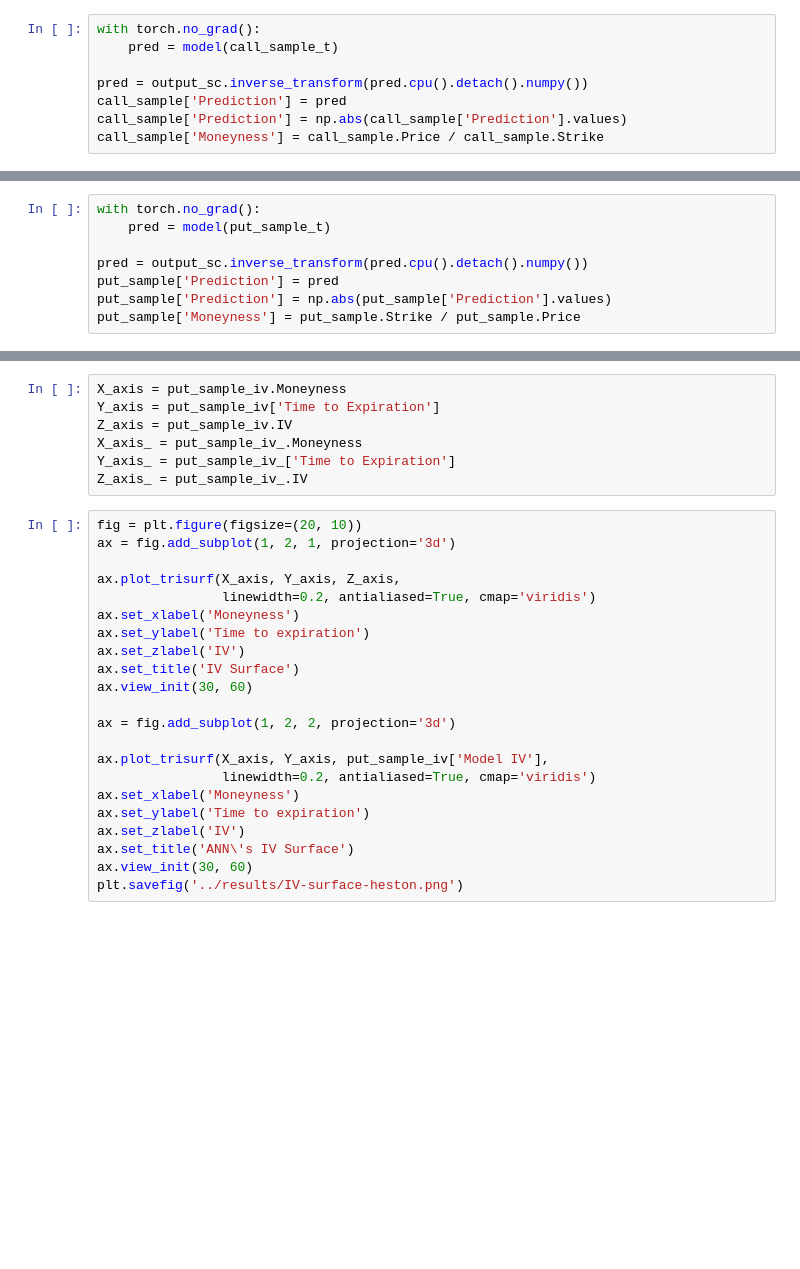
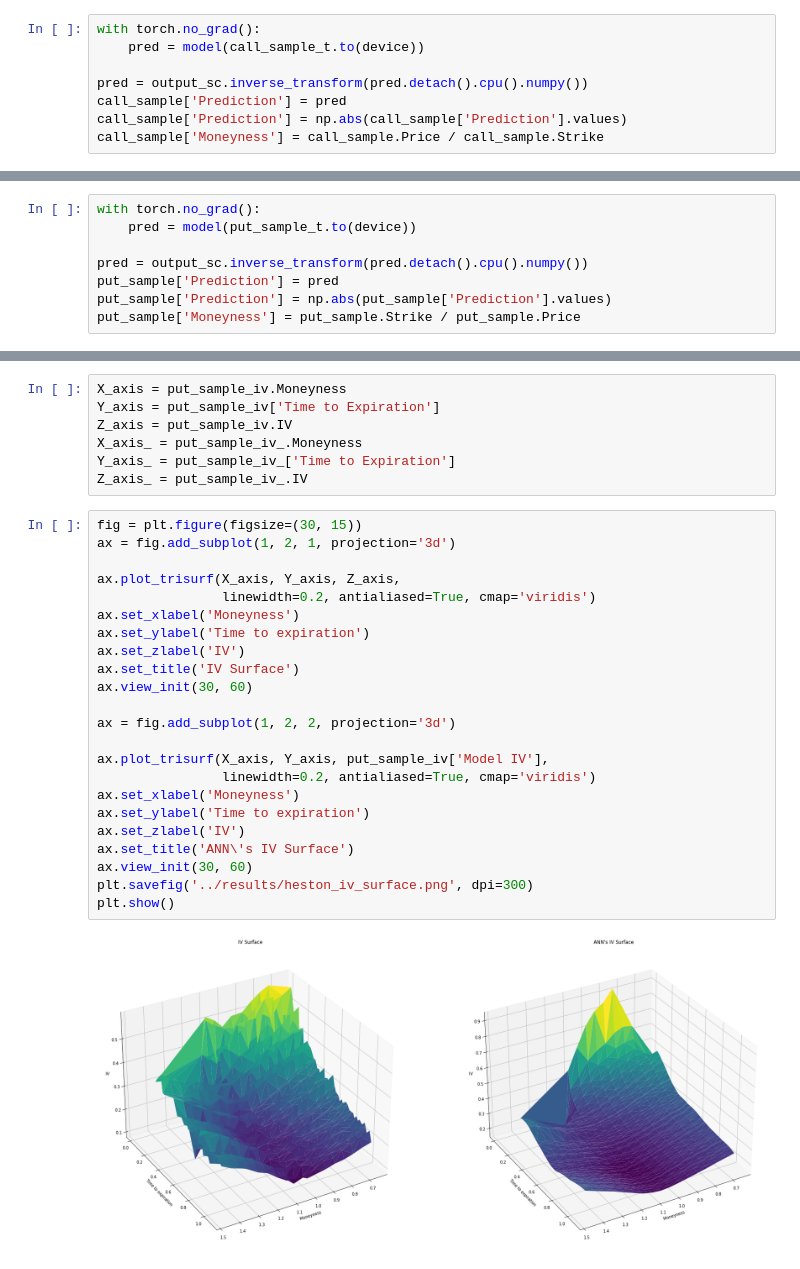
Before and after one commit to paolodelia99/thesis-option-pricing-with-deep-learning, a Jupyter notebook: notebooks/Finding_IV_Heston.ipynb, the cells around one changed output, grey strips where cells are left out. Drawn from its saved outputs; the diff is of its cells as text; blank space fills up the shorter version.

```diff
--- a/notebooks/Finding_IV_Heston.ipynb
+++ b/notebooks/Finding_IV_Heston.ipynb
@@ -392,9 +378,9 @@ call_sample_t = input_sc.transform(call_sample.drop('Option Price', axis=1))
 call_sample_t = Variable(torch.Tensor(call_sample_t))
 # %%
 with torch.no_grad():
-    pred = model(call_sample_t)
+    pred = model(call_sample_t.to(device))
 
-pred = output_sc.inverse_transform(pred.cpu().detach().numpy())
+pred = output_sc.inverse_transform(pred.detach().cpu().numpy())
 call_sample['Prediction'] = pred
 call_sample['Prediction'] = np.abs(call_sample['Prediction'].values)
 call_sample['Moneyness'] = call_sample.Price / call_sample.Strike
@@ -499,9 +533,9 @@ put_sample_t = input_sc.transform(put_sample.drop('Option Price', axis=1))
 put_sample_t = Variable(torch.Tensor(put_sample_t))
 # %%
 with torch.no_grad():
-    pred = model(put_sample_t)
+    pred = model(put_sample_t.to(device))
 
-pred = output_sc.inverse_transform(pred.cpu().detach().numpy())
+pred = output_sc.inverse_transform(pred.detach().cpu().numpy())
 put_sample['Prediction'] = pred
 put_sample['Prediction'] = np.abs(put_sample['Prediction'].values)
 put_sample['Moneyness'] = put_sample.Strike / put_sample.Price
@@ -537,27 +599,30 @@ X_axis_ = put_sample_iv_.Moneyness
 Y_axis_ = put_sample_iv_['Time to Expiration']
 Z_axis_ = put_sample_iv_.IV
 # %%
-fig = plt.figure(figsize=(20, 10))
+fig = plt.figure(figsize=(30, 15))
 ax = fig.add_subplot(1, 2, 1, projection='3d')
 
 ax.plot_trisurf(X_axis, Y_axis, Z_axis,
                 linewidth=0.2, antialiased=True, cmap='viridis')
 ax.set_xlabel('Moneyness')
 ax.set_ylabel('Time to expiration')
 ax.set_zlabel('IV')
 ax.set_title('IV Surface')
 ax.view_init(30, 60)
 
 ax = fig.add_subplot(1, 2, 2, projection='3d')
 
 ax.plot_trisurf(X_axis, Y_axis, put_sample_iv['Model IV'],
                 linewidth=0.2, antialiased=True, cmap='viridis')
 ax.set_xlabel('Moneyness')
 ax.set_ylabel('Time to expiration')
 ax.set_zlabel('IV')
 ax.set_title('ANN\'s IV Surface')
 ax.view_init(30, 60)
-plt.savefig('../results/IV-surface-heston.png')
+plt.savefig('../results/heston_iv_surface.png', dpi=300)
+plt.show()
+# %% [output]
+[figure, added]
 # %%
 fig = plt.figure(figsize=(20, 10))
 ax = fig.add_subplot(1, 2, 1, projection='3d')
```
Also changed, not shown: parts of 20 cells of this notebook, 2 other files.
